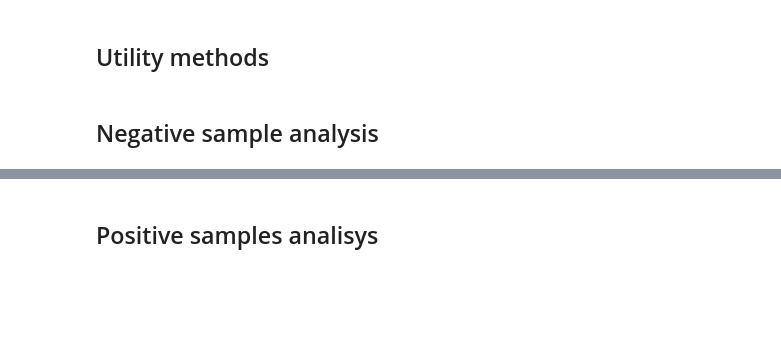
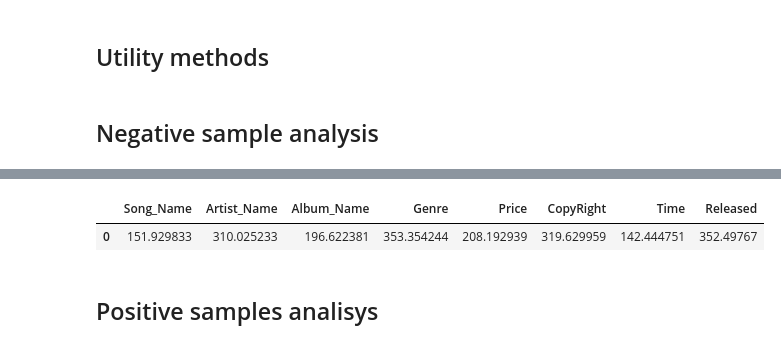
Before and after one commit to vincenzomartello/deepmatcher-experiments, a Jupyter notebook: exp3.ipynb, the cells around one changed output, grey strips where cells are left out. Drawn from its saved outputs; the diff is of its cells as text; code cells hidden in the pictures; blank space fills up the shorter version.

```diff
--- a/exp3.ipynb
+++ b/exp3.ipynb
@@ -86,3 +99,8 @@ variation_df['Album_Name'].sum()
+# %%
+ri_sums_histogram
+# %% [output]
+|  | Song_Name | Artist_Name | Album_Name | Genre | Price | CopyRight | Time | Released |
+| 0 | 151.929833 | 310.025233 | 196.622381 | 353.354244 | 208.192939 | 319.629959 | 142.444751 | 352.49767 |
 # %%
 variation_df.to_csv('experiments-results/negative_samples_ri.csv',index=False)
 # %% [markdown]
```
Also changed, not shown: parts of 18 cells of this notebook, 9 other files.
